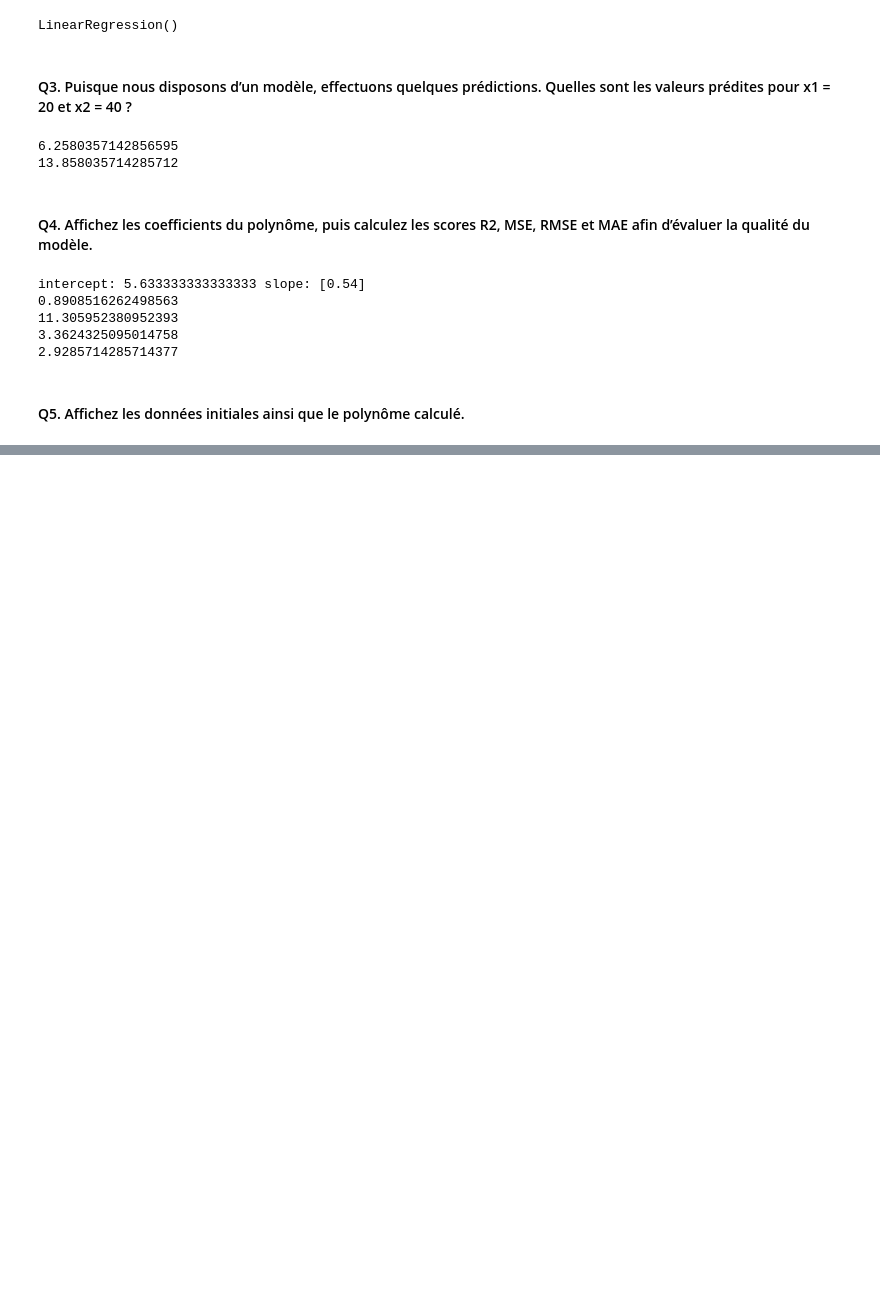
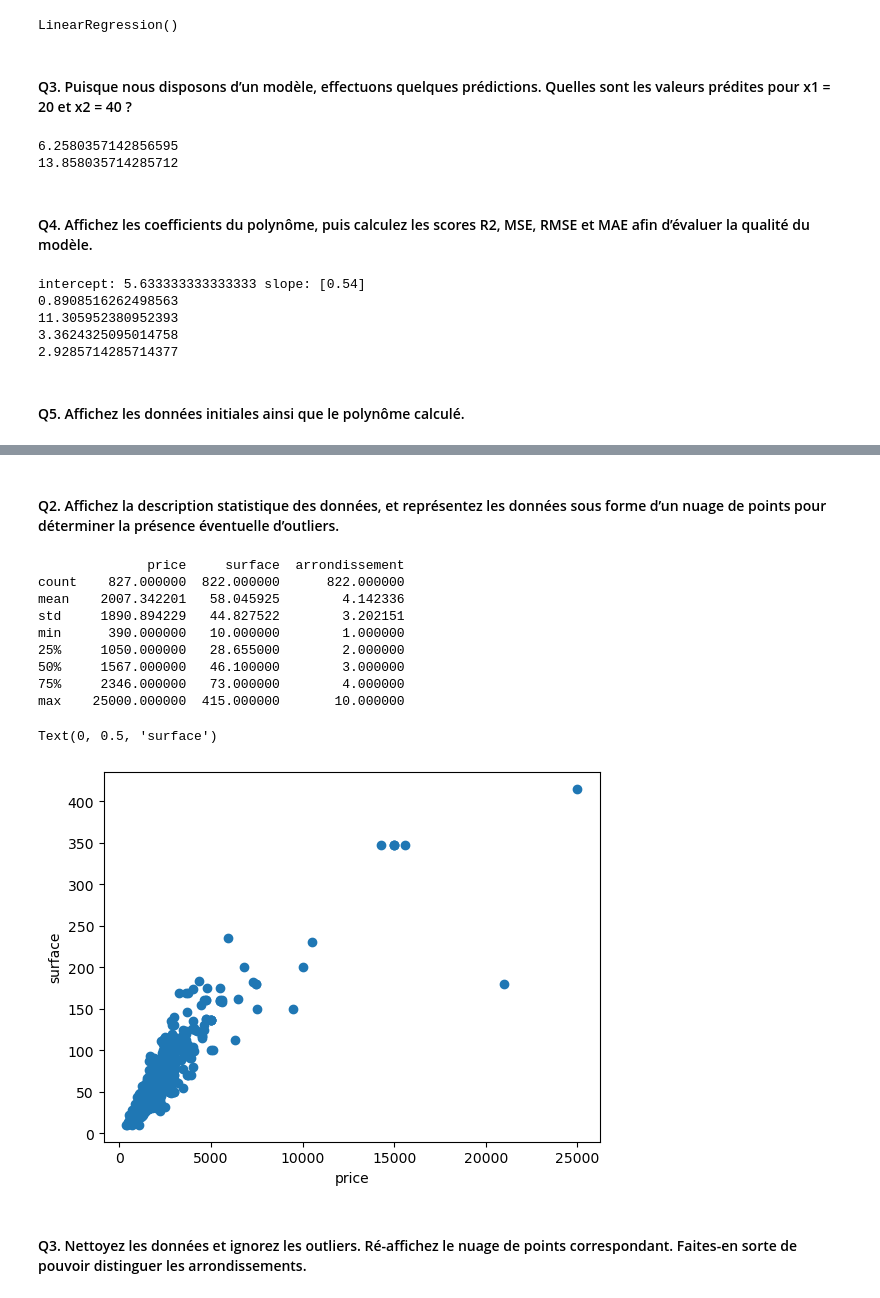
Before and after one commit to AntoineHazebrouck/modelisation-mathematique, a Jupyter notebook: tp5/tp5.ipynb, the cells around one changed output, grey strips where cells are left out. Cells and saved outputs as stored; diff of their text form; code cells hidden in the pictures; blank space fills up the shorter version.

```diff
--- a/tp5/tp5.ipynb
+++ b/tp5/tp5.ipynb
@@ -197,0 +235,6 @@ plt.show()
+# %%
+houses = pd.read_csv('./tp_mm_05_res/data_mm_house_cleaned.csv')
+
+print(houses.head(5))
+
+print(houses.size)
@@ -197,0 +249,28 @@ plt.show()
+# %% [markdown]
+#### Q2. Affichez la description statistique des données, et représentez les données sous forme d’un nuage de points pour déterminer la présence éventuelle d’outliers.
+# %%
+print(houses.describe())
+
+price = houses['price']
+# .to_numpy().reshape(-1, 1)
+surface = houses['surface']
+arrondissement = houses['arrondissement']
+# .to_numpy()
+
+plt.scatter(price, surface)
+plt.xlabel('price')
+plt.ylabel('surface')
+# %% [output]
+              price     surface  arrondissement
+count    827.000000  822.000000      822.000000
+mean    2007.342201   58.045925        4.142336
+std     1890.894229   44.827522        3.202151
+min      390.000000   10.000000        1.000000
+25%     1050.000000   28.655000        2.000000
+50%     1567.000000   46.100000        3.000000
+75%     2346.000000   73.000000        4.000000
+max    25000.000000  415.000000       10.000000
+Text(0, 0.5, 'surface')
+[figure, added]
+# %% [markdown]
+#### Q3. Nettoyez les données et ignorez les outliers. Ré-affichez le nuage de points correspondant. Faites-en sorte de pouvoir distinguer les arrondissements.
```
Also changed, not shown: parts of 11 cells of this notebook, 1 other file.
